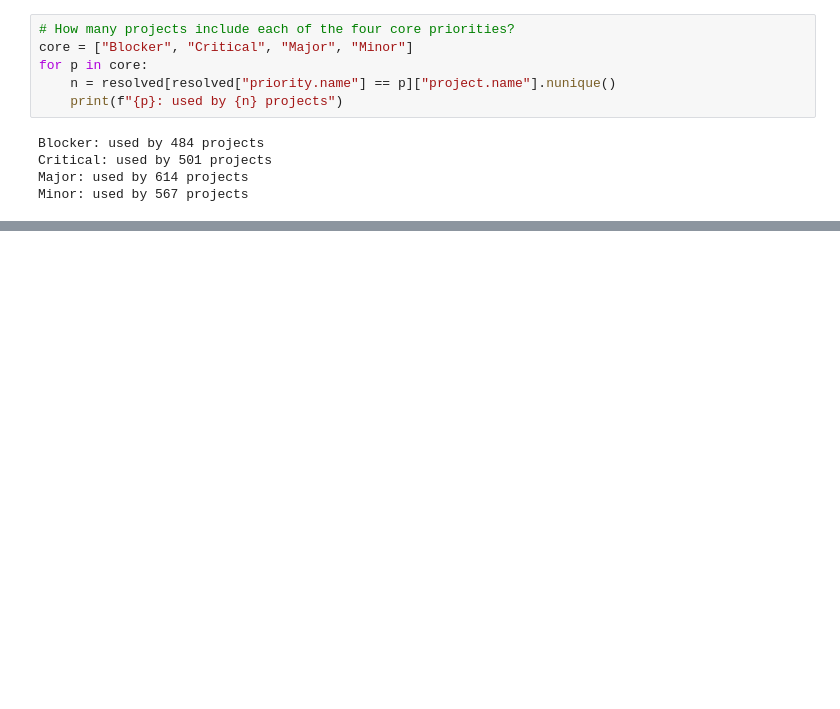
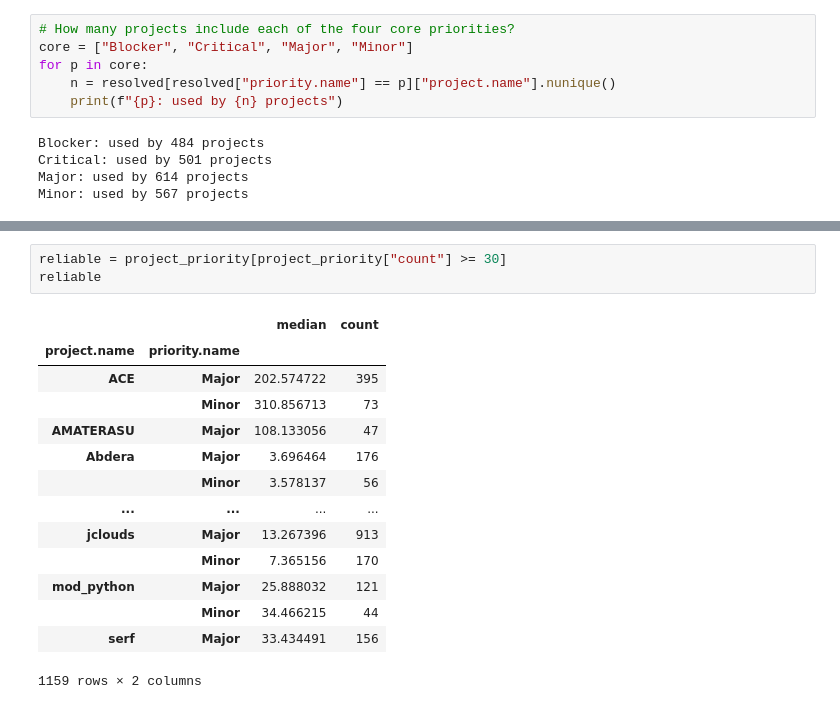
Before and after one commit to jkzero87/data-engineer-prep, a Jupyter notebook: python/jira-analysis/01_explore.ipynb, the cells around one changed output, grey strips where cells are left out. Cells and saved outputs as stored; diff of their text form; blank space fills up the shorter version.

```diff
--- a/python/jira-analysis/01_explore.ipynb
+++ b/python/jira-analysis/01_explore.ipynb
@@ -222,0 +227,18 @@ Minor: used by 567 projects
+# %%
+reliable = project_priority[project_priority["count"] >= 30]
+reliable
+# %% [output]
+|  |  | median | count |
+| project.name | priority.name |  |  |
+| ACE | Major | 202.574722 | 395 |
+|  | Minor | 310.856713 | 73 |
+| AMATERASU | Major | 108.133056 | 47 |
+| Abdera | Major | 3.696464 | 176 |
+|  | Minor | 3.578137 | 56 |
+| ... | ... | ... | ... |
+| jclouds | Major | 13.267396 | 913 |
+|  | Minor | 7.365156 | 170 |
+| mod_python | Major | 25.888032 | 121 |
+|  | Minor | 34.466215 | 44 |
+| serf | Major | 33.434491 | 156 |
+1159 rows × 2 columns
```
Also changed, not shown: parts of 27 cells of this notebook.
